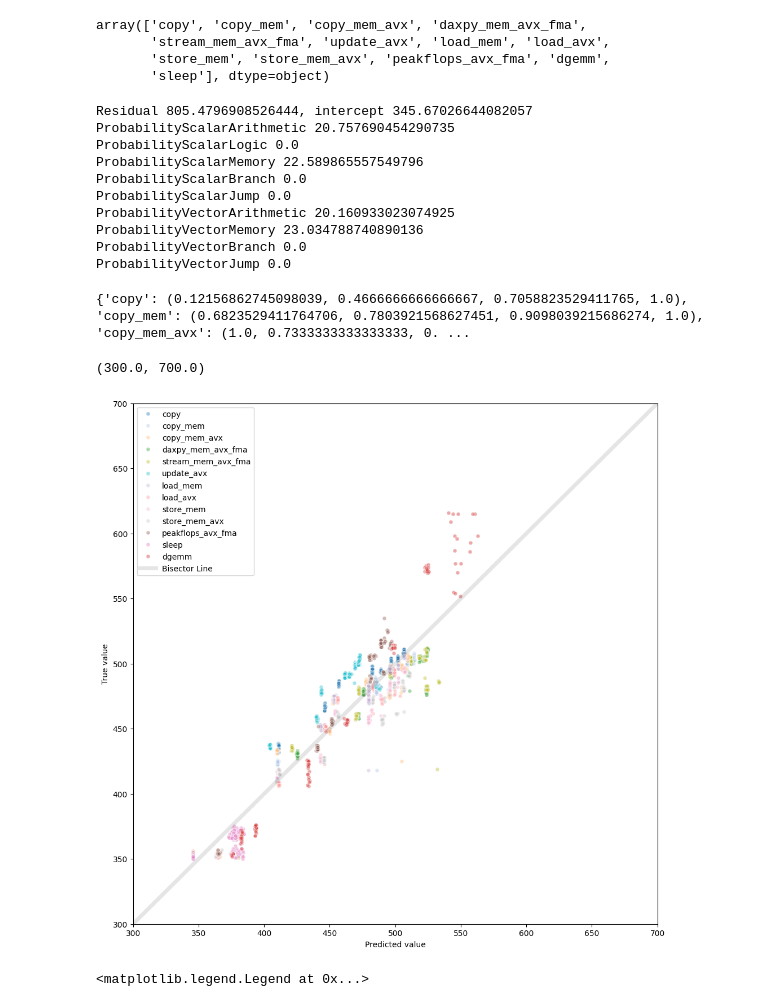
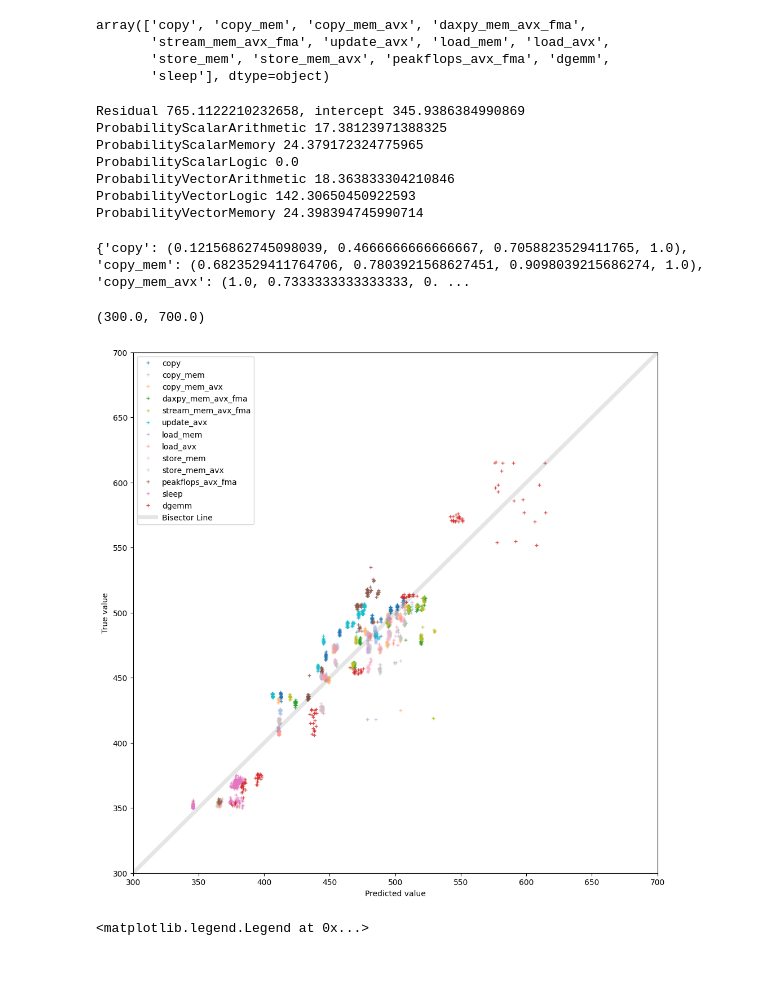
Before and after one commit to NiccoloTosato/PowerBenchmarks, a Jupyter notebook: final_plot.ipynb, the cells around one changed output. Saved outputs shown, nothing was run; the diff lists cells and outputs as text; code cells hidden in the pictures; blank space fills up the shorter version.

```diff
--- a/final_plot.ipynb
+++ b/final_plot.ipynb
@@ -21,7 +21,7 @@ def normalize_model1(df):
     df[percentages]=df[percentages]/100
     Pidle = 351
     df["SystemCpuUsage"]=df["SystemCpuUsage"]*128/100
-    df["ProcessCpuUsage"]=df["ProcessCpuUsage"]/100
+    df["ProcessCpuUsage"]=df["ProcessCpuUsage"]*128/100
     df["Total_power"]=df["PSUPower0"]+df["PSUPower1"]
     df["Total_socket"]=df["SocketPower0"]+df["SocketPower1"]
     TDP=280
@@ -137,11 +137,11 @@ array(['copy', 'copy_mem', 'copy_mem_avx', 'daxpy_mem_avx_fma',
        'sleep'], dtype=object)
 # %%
 independent_variables=[ "ProbabilityScalarArithmetic",
-                       "ProbabilityScalarLogic", 	"ProbabilityScalarMemory",
-                       "ProbabilityScalarBranch", 	"ProbabilityScalarJump",
-                       "ProbabilityVectorArithmetic", 	#"ProbabilityVectorLogic",
-                       "ProbabilityVectorMemory", 	"ProbabilityVectorBranch",
-                       "ProbabilityVectorJump"]#,"SocketPower0","SocketPower1"]
+                        	"ProbabilityScalarMemory", "ProbabilityScalarLogic",
+                       #"ProbabilityScalarBranch", 	"ProbabilityScalarJump",
+                       "ProbabilityVectorArithmetic", 	"ProbabilityVectorLogic",
+                       "ProbabilityVectorMemory", 	]#"ProbabilityVectorBranch",
+                      # "ProbabilityVectorJump"]#,"SocketPower0","SocketPower1"]
 # %%
 df_list_train= load_df_list_train()
 df = pd.concat(df_list_train)
@@ -163,16 +163,13 @@ print(f"Residual {error_1}, intercept {intercept_1}")
 for name,value in zip(independent_variables,coeff_1):
     print(name,value)
 # %% [output]
-Residual 805.4796908526444, intercept 345.67026644082057
-ProbabilityScalarArithmetic 20.757690454290735
+Residual 765.1122210232658, intercept 345.9386384990869
+ProbabilityScalarArithmetic 17.38123971388325
+ProbabilityScalarMemory 24.379172324775965
 ProbabilityScalarLogic 0.0
-ProbabilityScalarMemory 22.589865557549796
-ProbabilityScalarBranch 0.0
-ProbabilityScalarJump 0.0
-ProbabilityVectorArithmetic 20.160933023074925
-ProbabilityVectorMemory 23.034788740890136
-ProbabilityVectorBranch 0.0
-ProbabilityVectorJump 0.0
+ProbabilityVectorArithmetic 18.363833304210846
+ProbabilityVectorLogic 142.30650450922593
+ProbabilityVectorMemory 24.398394745990714
 # %%
 def assign_colors(labels):
     unique_labels = np.unique(labels)
@@ -204,37 +201,37 @@ for df in df_list_test:
 #df = pd.concat(df_list_test)
     df["Total_power"]=df["PSUPower0"]+df["PSUPower1"]
     df=df[ (df["SystemCpuUsage"] < 7) | (df["Total_power"] > 400)]
 
     #df1=df[ (df["SystemCpuUsage"] < 40) | (df["Total_power"] > 425)].copy()
     df1 = normalize_model1(df.copy())
     prediction=list()
     if True:
         for row in df1[independent_variables].to_numpy():
             #print(row)
             prediction.append(row@coeff_1[:-1] + intercept_1)
         df1["prediction"]=prediction
         if len(df) <1:
             continue
         test_name=df1["name"].iloc[0]
         cores=df1["cores"].iloc[0]
-        plt.plot(df1["prediction"],df1["Total_power"], 'o',
+        plt.plot(df1["prediction"],df1["Total_power"], '+',
                  markersize=5,
-                 alpha=0.4,
+                 alpha=0.8,
                  fillstyle='full',
-                 markeredgecolor='white',
+                 #markeredgecolor='white',
                  markeredgewidth=1,label=test_name,color=name_to_color[test_name])
 
 plt.plot([0,700],[0,700], '-k', linewidth=5, alpha=0.1, label='Bisector Line')
 handles, labels = plt.gca().get_legend_handles_labels()
 by_label = dict(zip(labels, handles))
 plt.legend(by_label.values(), by_label.keys())
 plt.ylabel("True value")
 plt.xlabel("Predicted value")
 plt.xlim([300,700])
 plt.ylim([300,700])
 # %% [output]
 (300.0, 700.0)
-[figure, old version]
+[figure, new version]
 # %%
 df_list_test= load_df_list_test()
 df=pd.concat(df_list_test)
```
Also changed, not shown: parts of 17 cells of this notebook.
